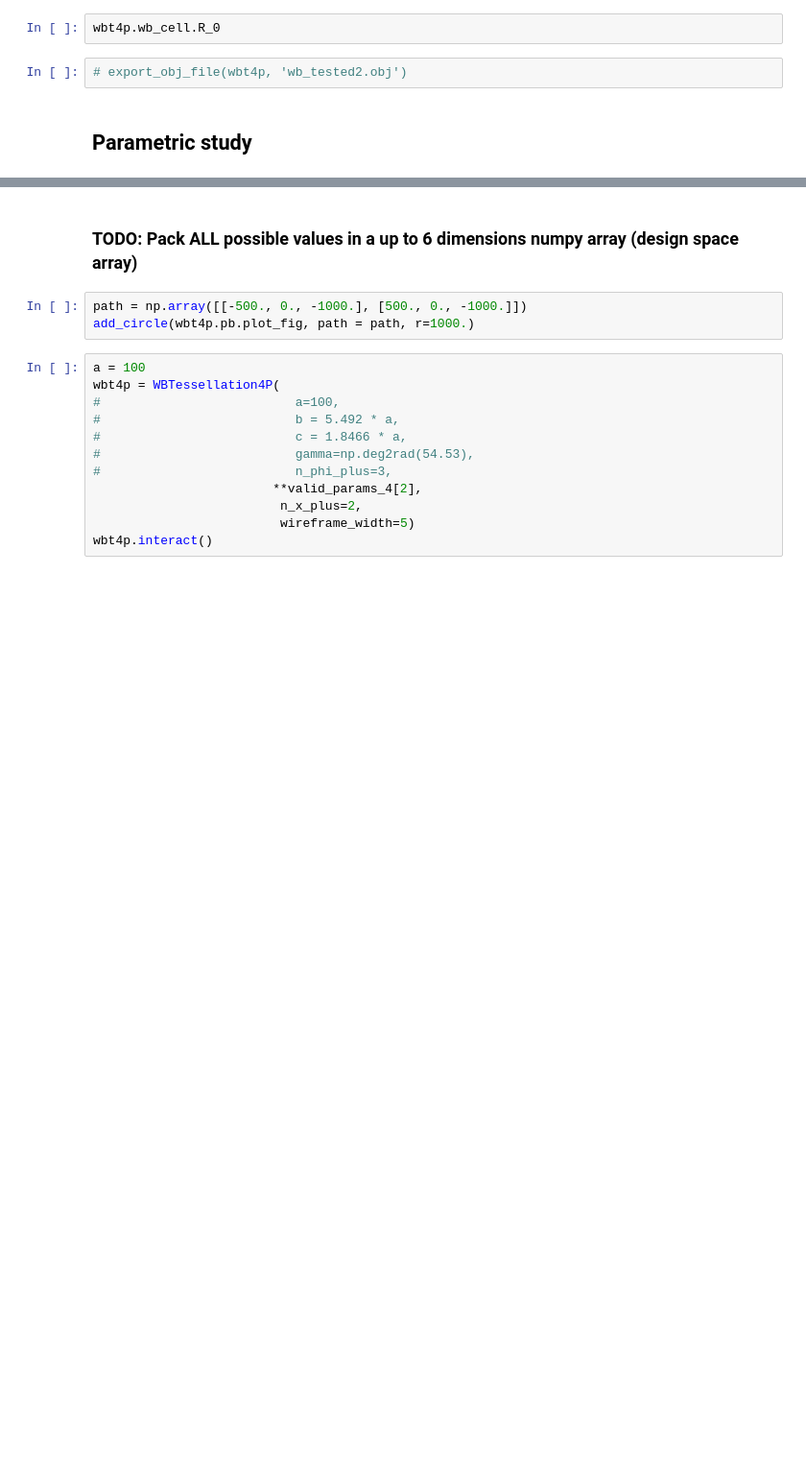
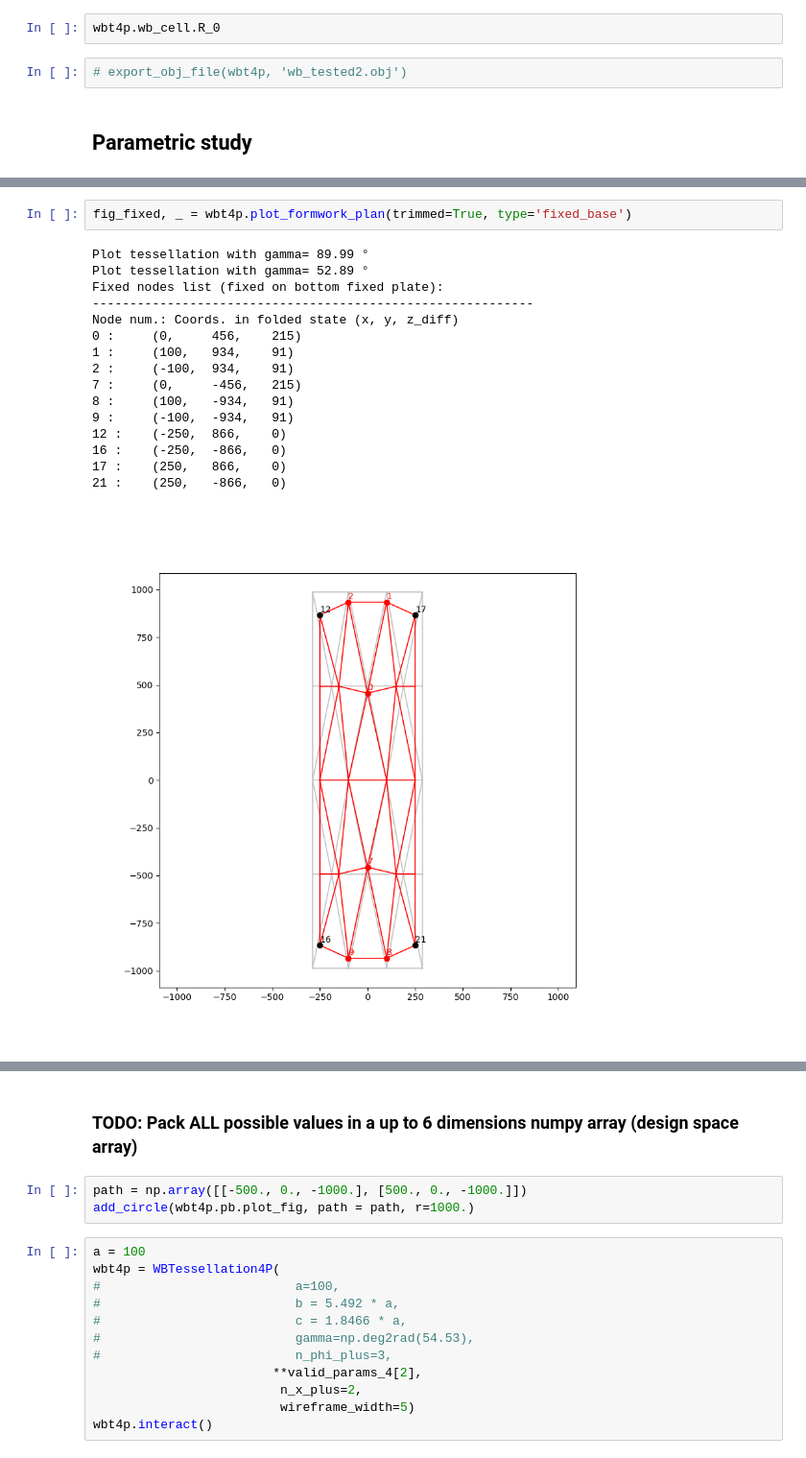
Before and after one commit to bmcs-group/bmcs_shell, a Jupyter notebook: notebooks/folding/experiments/first_series_2022/shells_geometries.ipynb, the cells around one changed output, grey strips where cells are left out. Shown at 96% size. Drawn from its saved outputs; the diff is of its cells as text; blank space fills up the shorter version.

```diff
--- a/notebooks/folding/experiments/first_series_2022/shells_geometries.ipynb
+++ b/notebooks/folding/experiments/first_series_2022/shells_geometries.ipynb
@@ -88,0 +109,19 @@ VBox(children=(HBox(children=(VBox(children=(Tree(layout=Layout(align_items='str
+# %%
+fig_fixed, _ = wbt4p.plot_formwork_plan(trimmed=True, type='fixed_base')
+# %% [output]
+Plot tessellation with gamma= 89.99 °
+Plot tessellation with gamma= 52.89 °
+Fixed nodes list (fixed on bottom fixed plate):
+-----------------------------------------------------------
+Node num.: Coords. in folded state (x, y, z_diff)
+0 :     (0,     456,    215)
+1 :     (100,   934,    91)
+2 :     (-100,  934,    91)
+7 :     (0,     -456,   215)
+8 :     (100,   -934,   91)
+9 :     (-100,  -934,   91)
+12 :    (-250,  866,    0)
+16 :    (-250,  -866,   0)
+17 :    (250,   866,    0)
+21 :    (250,   -866,   0)
+[figure, added]
```
Also changed, not shown: parts of 28 cells of this notebook, 2 other files.
